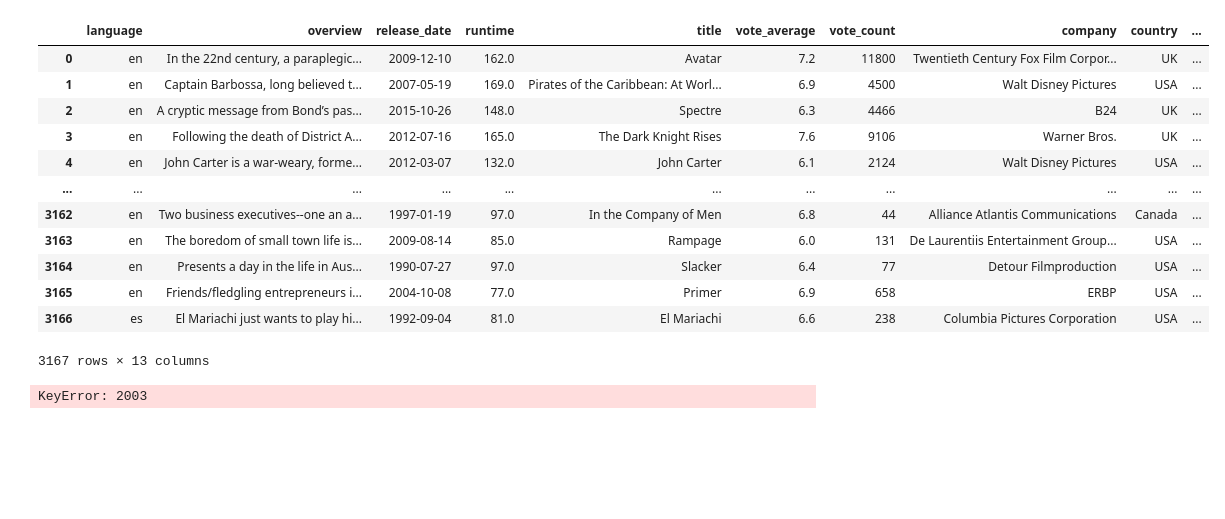
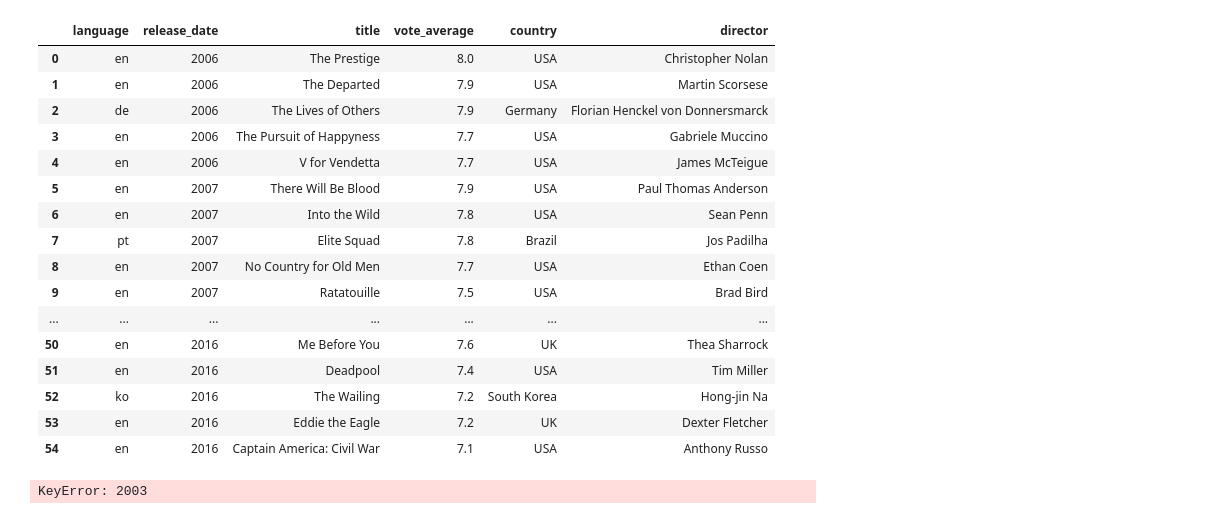
Before and after one commit to GGGAlex/Plan_Z, a Jupyter notebook: data_analysis/Untitled.ipynb, the cells around one changed output. Cells and saved outputs as stored; diff of their text form; code cells hidden in the pictures; blank space fills up the shorter version.

```diff
--- a/data_analysis/Untitled.ipynb
+++ b/data_analysis/Untitled.ipynb
@@ -1,37 +1,49 @@
 # %%
-# import pandas as pd
+import pandas as pd
 
 
-# csv_file1 = 'tmdb_5000_movies.csv'
-# csv_file2 = 'movies.csv'
+csv_file1 = 'tmdb_5000_movies.csv'
+csv_file2 = 'movies.csv'
 
-# df1 = pd.read_csv(csv_file1)
-# df2 = pd.read_csv(csv_file2)
+df1 = pd.read_csv(csv_file1)
+df2 = pd.read_csv(csv_file2)
 
-# df2.rename(columns={'name': 'title'}, inplace=True)
-# df = pd.merge(df1, df2, on='title')
-# df.drop(['budget_x','keywords','genres','homepage','id','original_title','rating','gross',\
-#          'budget_y','spoken_languages','runtime_y','production_companies','revenue',\
-#          'production_countries','tagline','released','votes','year','status','score',\
-#          'popularity'], axis=1, inplace=True)
+df2.rename(columns={'name': 'title'}, inplace=True)
+df = pd.merge(df1, df2, on='title')
+df.drop(['budget_x','keywords','genres','homepage','id','original_title','rating','gross',\
+         'budget_y','spoken_languages','runtime_y','production_companies','revenue',\
+         'production_countries','tagline','released','votes','year','status','score',\
+         'popularity'], axis=1, inplace=True)
+df.rename(columns={'original_language': 'language','runtime_x': 'runtime'}, inplace=True)
 # df.rename(columns={'original_language': 'language','runtime_x': 'runtime'}, inplace=True)
-# # df.rename(columns={'original_language': 'language','runtime_x': 'runtime'}, inplace=True)
 
-# #df.set_index('title', inplace=True)
-# df.dropna(inplace=True)
-# df
+#df.set_index('title', inplace=True)
+df.dropna(inplace=True)
+df['release_date'] = df['release_date'].str.replace('-', '')
+df['release_date'] = df['release_date'].map(lambda x: int(x)//10000)
+movie_of_year = df.groupby('release_date', group_keys=False).apply(lambda x: x.sort_values('vote_average',ascending=False))\
+        .groupby('release_date').head(5)
+movie_of_year.drop(['overview', 'writer', 'star', 'runtime', 'company',
+                        'genre', 'vote_count'], axis=1, inplace=True)
+movie_of_year = movie_of_year[movie_of_year.release_date>2005].reset_index()
+movie_of_year.drop(['index'], axis=1, inplace=True)
+movie_of_year
 # %% [output]
-|  | language | overview | release_date | runtime | title | vote_average | vote_count | company | country | ... |
-| 0 | en | In the 22nd century, a paraplegic... | 2009-12-10 | 162.0 | Avatar | 7.2 | 11800 | Twentieth Century Fox Film Corpor... | UK | ... |
-| 1 | en | Captain Barbossa, long believed t... | 2007-05-19 | 169.0 | Pirates of the Caribbean: At Worl... | 6.9 | 4500 | Walt Disney Pictures | USA | ... |
-| 2 | en | A cryptic message from Bond’s pas... | 2015-10-26 | 148.0 | Spectre | 6.3 | 4466 | B24 | UK | ... |
-| 3 | en | Following the death of District A... | 2012-07-16 | 165.0 | The Dark Knight Rises | 7.6 | 9106 | Warner Bros. | UK | ... |
-| 4 | en | John Carter is a war-weary, forme... | 2012-03-07 | 132.0 | John Carter | 6.1 | 2124 | Walt Disney Pictures | USA | ... |
-| ... | ... | ... | ... | ... | ... | ... | ... | ... | ... | ... |
-| 3162 | en | Two business executives--one an a... | 1997-01-19 | 97.0 | In the Company of Men | 6.8 | 44 | Alliance Atlantis Communications | Canada | ... |
-| 3163 | en | The boredom of small town life is... | 2009-08-14 | 85.0 | Rampage | 6.0 | 131 | De Laurentiis Entertainment Group... | USA | ... |
-| 3164 | en | Presents a day in the life in Aus... | 1990-07-27 | 97.0 | Slacker | 6.4 | 77 | Detour Filmproduction | USA | ... |
-| 3165 | en | Friends/fledgling entrepreneurs i... | 2004-10-08 | 77.0 | Primer | 6.9 | 658 | ERBP | USA | ... |
-| 3166 | es | El Mariachi just wants to play hi... | 1992-09-04 | 81.0 | El Mariachi | 6.6 | 238 | Columbia Pictures Corporation | USA | ... |
+|  | language | release_date | title | vote_average | country | director |
+| 0 | en | 2006 | The Prestige | 8.0 | USA | Christopher Nolan |
+| 1 | en | 2006 | The Departed | 7.9 | USA | Martin Scorsese |
+| 2 | de | 2006 | The Lives of Others | 7.9 | Germany | Florian Henckel von Donnersmarck |
+| 3 | en | 2006 | The Pursuit of Happyness | 7.7 | USA | Gabriele Muccino |
+| 4 | en | 2006 | V for Vendetta | 7.7 | USA | James McTeigue |
+| 5 | en | 2007 | There Will Be Blood | 7.9 | USA | Paul Thomas Anderson |
+| 6 | en | 2007 | Into the Wild | 7.8 | USA | Sean Penn |
+| 7 | pt | 2007 | Elite Squad | 7.8 | Brazil | Jos Padilha |
+| 8 | en | 2007 | No Country for Old Men | 7.7 | USA | Ethan Coen |
+| 9 | en | 2007 | Ratatouille | 7.5 | USA | Brad Bird |
+| ... | ... | ... | ... | ... | ... | ... |
+| 50 | en | 2016 | Me Before You | 7.6 | UK | Thea Sharrock |
+| 51 | en | 2016 | Deadpool | 7.4 | USA | Tim Miller |
+| 52 | ko | 2016 | The Wailing | 7.2 | South Korea | Hong-jin Na |
+| 53 | en | 2016 | Eddie the Eagle | 7.2 | UK | Dexter Fletcher |
+| 54 | en | 2016 | Captain America: Civil War | 7.1 | USA | Anthony Russo |
-3167 rows × 13 columns
 # %%
```
Also changed, not shown: parts of 2 cells of this notebook, 2 other files.
